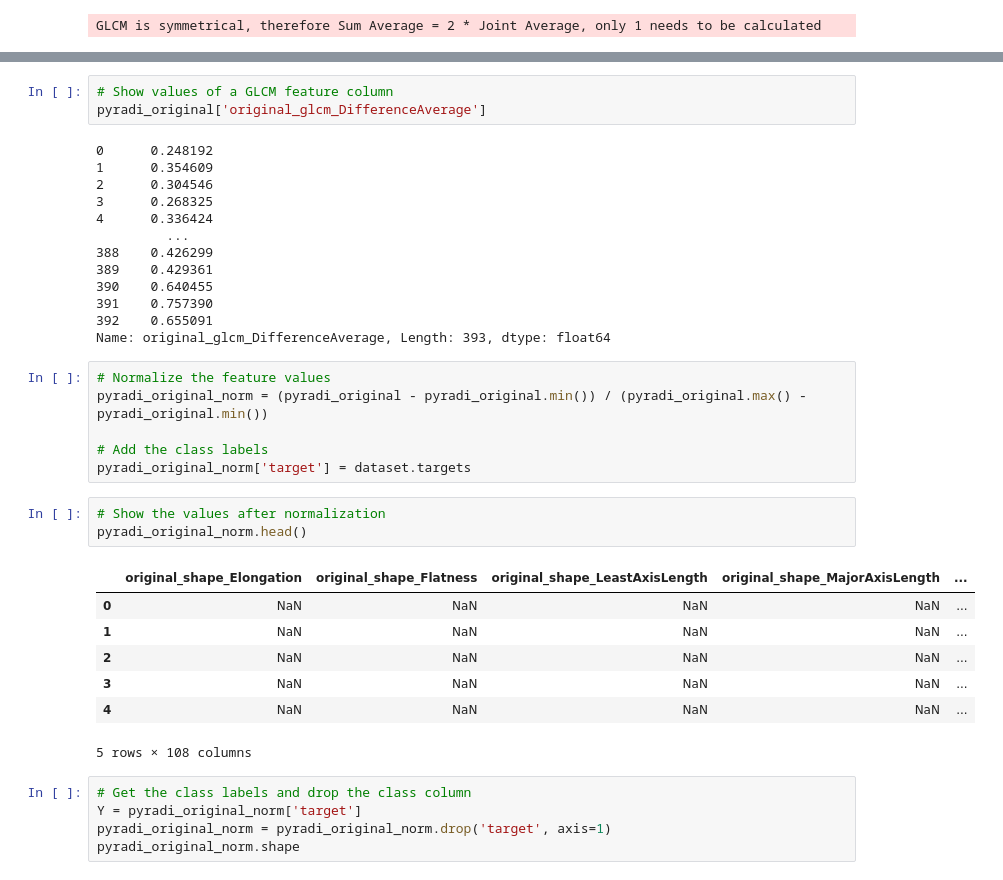
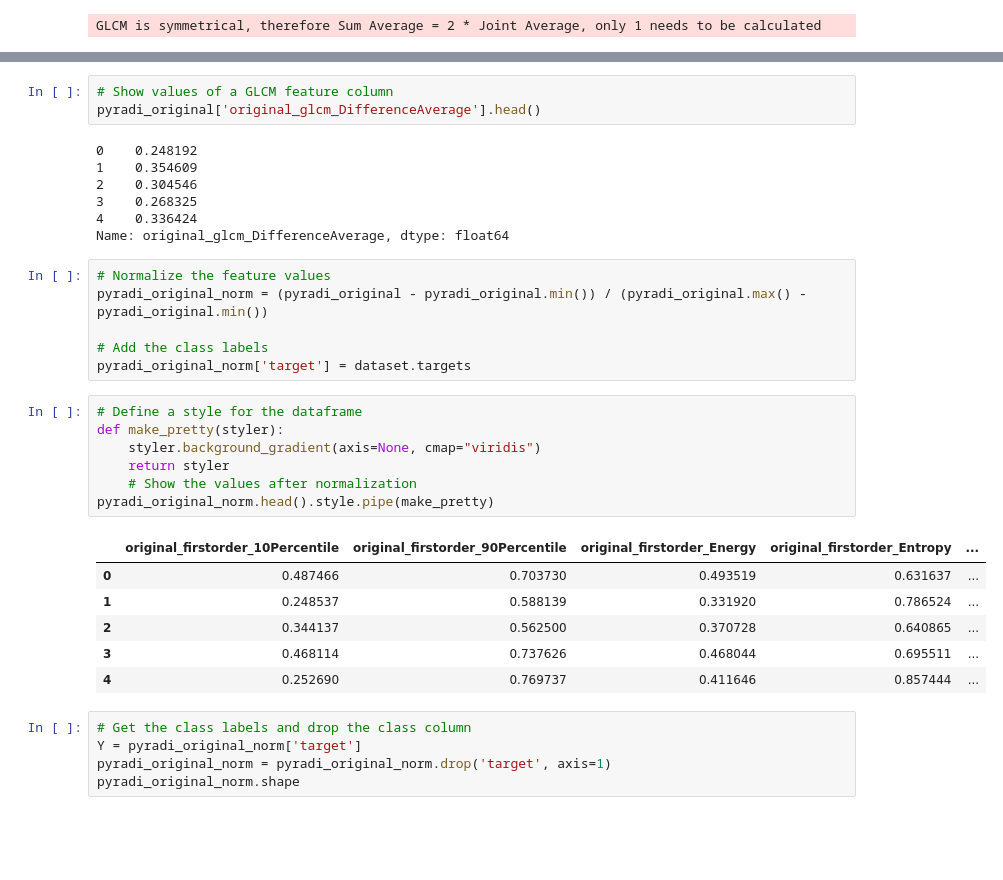
Before and after one commit to MahsaPaknezhad/RadiomicsTutorial, a Jupyter notebook: tree_bark_analysis.ipynb, the cells around one changed output, grey strips where cells are left out. Cells and saved outputs as stored; diff of their text form; blank space fills up the shorter version.

```diff
--- a/tree_bark_analysis.ipynb
+++ b/tree_bark_analysis.ipynb
@@ -214,36 +232,33 @@ pyradi_original.head()
 # %%
 # Show values of a GLCM feature column
-pyradi_original['original_glcm_DifferenceAverage']
+pyradi_original['original_glcm_DifferenceAverage'].head()
 # %% [output]
-0      0.248192
-1      0.354609
-2      0.304546
-3      0.268325
-4      0.336424
-         ...
-388    0.426299
-389    0.429361
-390    0.640455
-391    0.757390
-392    0.655091
-Name: original_glcm_DifferenceAverage, Length: 393, dtype: float64
+0    0.248192
+1    0.354609
+2    0.304546
+3    0.268325
+4    0.336424
+Name: original_glcm_DifferenceAverage, dtype: float64
 # %%
 # Normalize the feature values
 pyradi_original_norm = (pyradi_original - pyradi_original.min()) / (pyradi_original.max() - pyradi_original.min())
 
 # Add the class labels
 pyradi_original_norm['target'] = dataset.targets
-# %%
-# Show the values after normalization
-pyradi_original_norm.head()
-# %% [output]
-|  | original_shape_Elongation | original_shape_Flatness | original_shape_LeastAxisLength | original_shape_MajorAxisLength | ... |
-| 0 | NaN | NaN | NaN | NaN | ... |
-| 1 | NaN | NaN | NaN | NaN | ... |
-| 2 | NaN | NaN | NaN | NaN | ... |
-| 3 | NaN | NaN | NaN | NaN | ... |
-| 4 | NaN | NaN | NaN | NaN | ... |
-5 rows × 108 columns
+# %%
+# Define a style for the dataframe
+def make_pretty(styler):
+    styler.background_gradient(axis=None, cmap="viridis")
+    return styler
+    # Show the values after normalization
+pyradi_original_norm.head().style.pipe(make_pretty)
+# %% [output]
+|  | original_firstorder_10Percentile | original_firstorder_90Percentile | original_firstorder_Energy | original_firstorder_Entropy | ... |
+| 0 | 0.487466 | 0.703730 | 0.493519 | 0.631637 | ... |
+| 1 | 0.248537 | 0.588139 | 0.331920 | 0.786524 | ... |
+| 2 | 0.344137 | 0.562500 | 0.370728 | 0.640865 | ... |
+| 3 | 0.468114 | 0.737626 | 0.468044 | 0.695511 | ... |
+| 4 | 0.252690 | 0.769737 | 0.411646 | 0.857444 | ... |
 # %%
 # Get the class labels and drop the class column
 Y = pyradi_original_norm['target']
```
Also changed, not shown: parts of 16 cells of this notebook, 6 other files.
